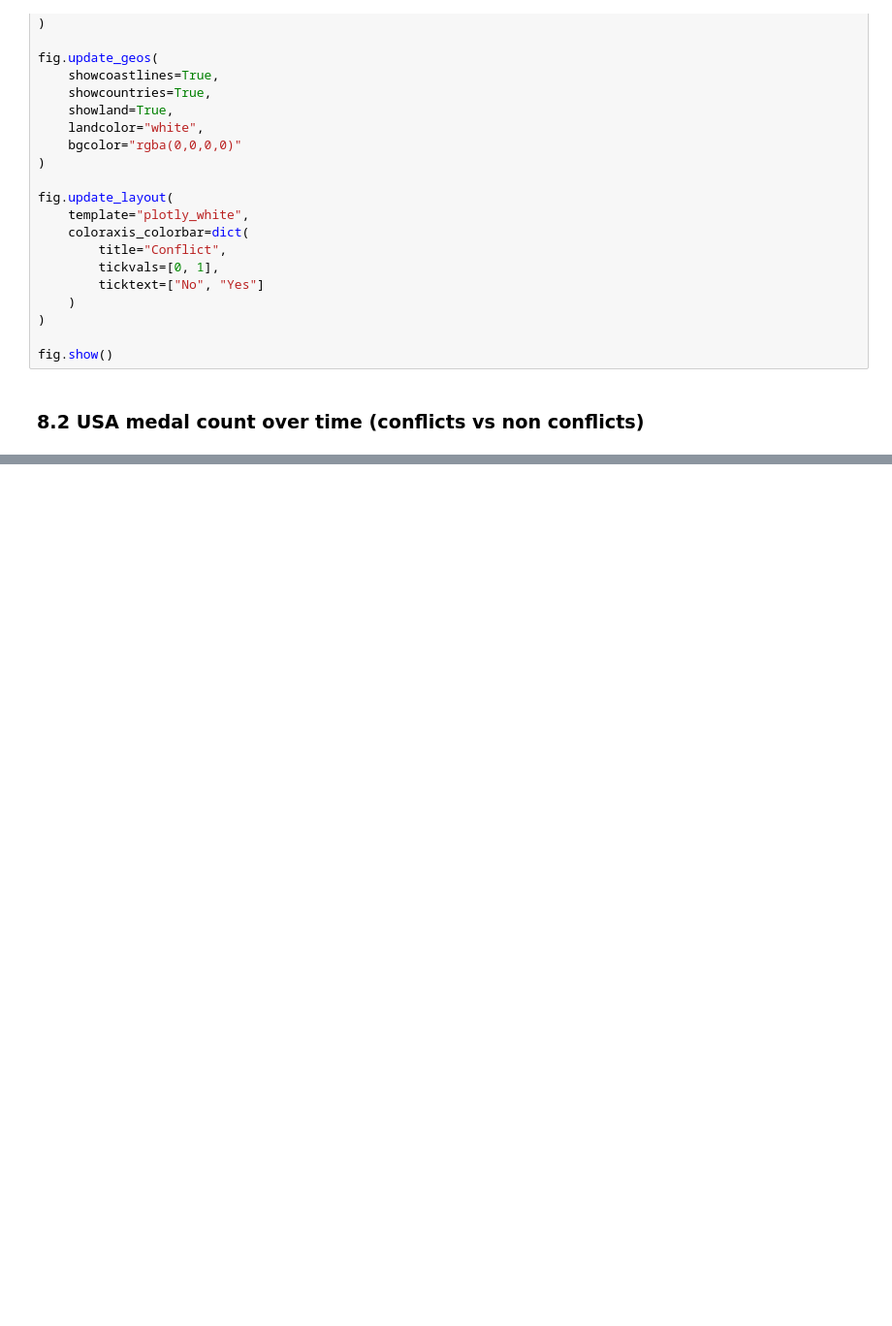
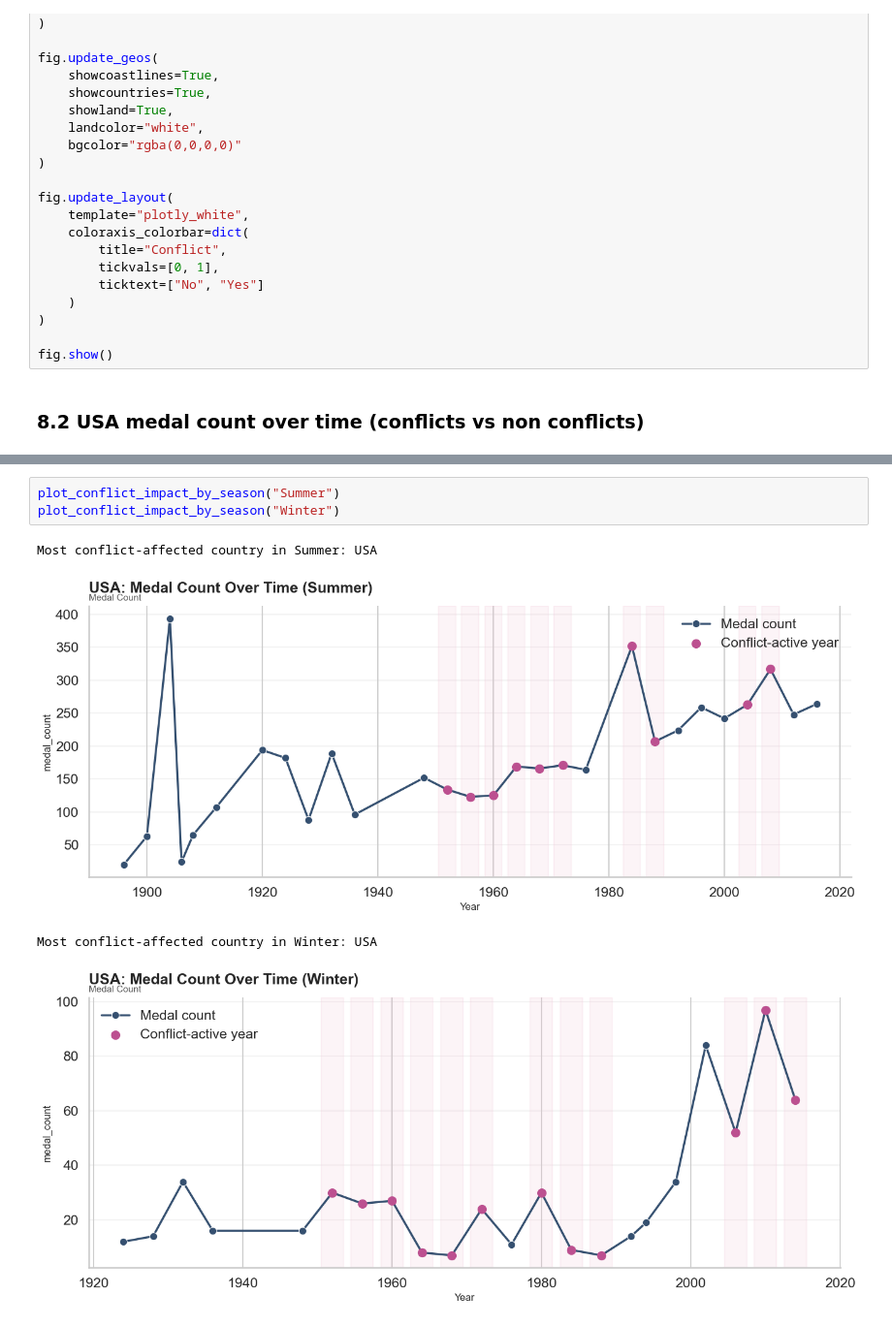
Before and after one commit to com-480-data-visualization/DataRizz, a Jupyter notebook: milestones/milestone1/eda.ipynb, the cells around one changed output, grey strips where cells are left out. Shown at 97% size. Cells and saved outputs as stored; diff of their text form; blank space fills up the shorter version.

```diff
--- a/milestones/milestone1/eda.ipynb
+++ b/milestones/milestone1/eda.ipynb
@@ -1069,0 +1165,8 @@ Conflict-affected Olympic years:
+# %%
+plot_conflict_impact_by_season("Summer")
+plot_conflict_impact_by_season("Winter")
+# %% [output]
+Most conflict-affected country in Summer: USA
+[figure, added]
+Most conflict-affected country in Winter: USA
+[figure, added]
```
Also changed, not shown: parts of 17 cells of this notebook.
